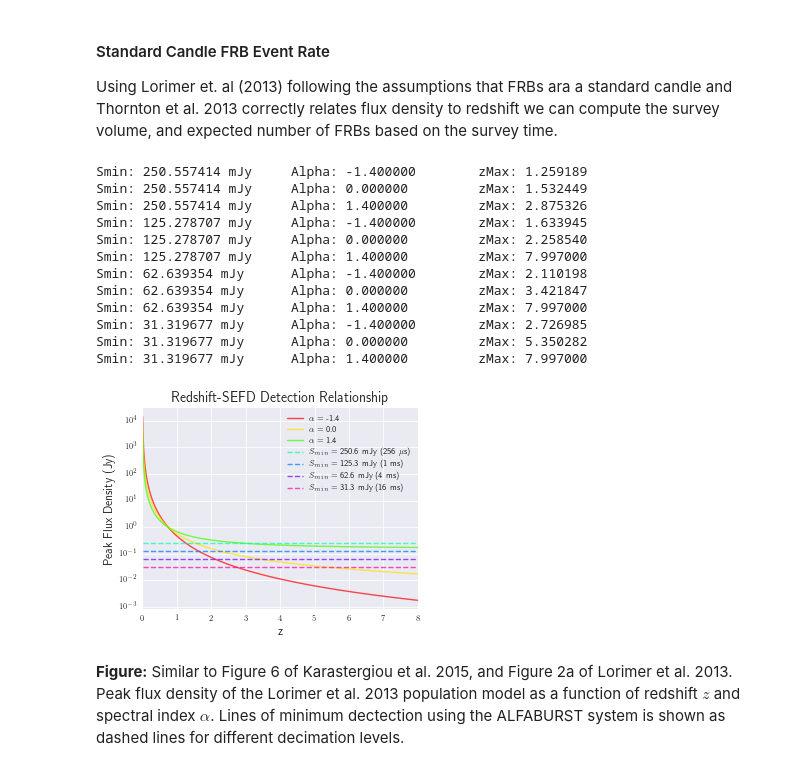
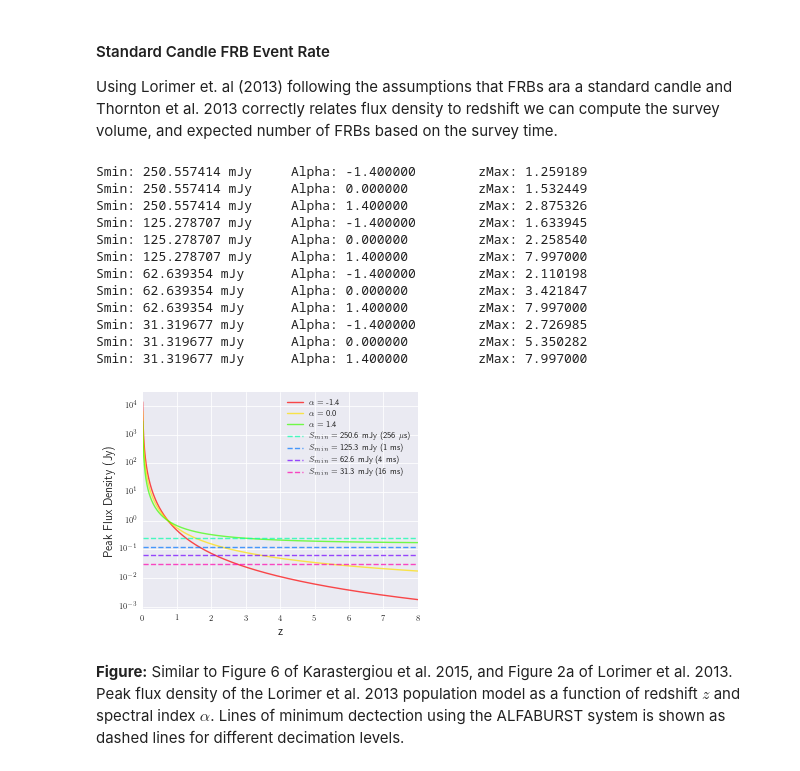
Before and after one commit to griffinfoster/alfaburst-initial-survey, a Jupyter notebook: notebooks/ALFABURST_Derived_FRB_Rates.ipynb, the cells around one changed output. Saved outputs shown, nothing was run; the diff lists cells and outputs as text; code cells hidden in the pictures.

```diff
--- a/notebooks/ALFABURST_Derived_FRB_Rates.ipynb
+++ b/notebooks/ALFABURST_Derived_FRB_Rates.ipynb
@@ -264,35 +264,35 @@ for smid, sMinVal in enumerate(sMin):
 
     plt.axhline(y=sMinVal, xmin=0.0, xmax=1.0, color=next(colors), linestyle="--", alpha=0.7, label=label)
                 #label='$S_{min}=$ %1.1f mJy (%.0f ms)'%(sMinVal*1000., pwVal/1000.))
     for aid, alpha in enumerate(alphas):
         idx = np.argmin(np.abs(sPeakArr[aid] - sMinVal)) # array index of nearest sMin/alpha flux density crossing
         #print alpha, sMinVal, idx, zArr[idx]
         idxArr[smid, aid] = idx
         # find maximum redshift to compute volume
         print 'Smin: %f mJy \t Alpha: %f \t zMax: %f'%(sMinVal*1000., alpha, zArr[idx])
 
 plt.legend()
 plt.xlim(zMin, zMax)
 plt.xlabel('z')
 plt.ylabel('Peak Flux Density (Jy)')
-plt.title('Redshift-SEFD Detection Relationship')
+#plt.title('Redshift-SEFD Detection Relationship')
 plt.tight_layout()
 
 plt.savefig('../figures/fwhm_sefd_z_relation.pdf')
 # %% [output]
 Smin: 250.557414 mJy     Alpha: -1.400000        zMax: 1.259189
 Smin: 250.557414 mJy     Alpha: 0.000000         zMax: 1.532449
 Smin: 250.557414 mJy     Alpha: 1.400000         zMax: 2.875326
 Smin: 125.278707 mJy     Alpha: -1.400000        zMax: 1.633945
 Smin: 125.278707 mJy     Alpha: 0.000000         zMax: 2.258540
 Smin: 125.278707 mJy     Alpha: 1.400000         zMax: 7.997000
 Smin: 62.639354 mJy      Alpha: -1.400000        zMax: 2.110198
 Smin: 62.639354 mJy      Alpha: 0.000000         zMax: 3.421847
 Smin: 62.639354 mJy      Alpha: 1.400000         zMax: 7.997000
 Smin: 31.319677 mJy      Alpha: -1.400000        zMax: 2.726985
 Smin: 31.319677 mJy      Alpha: 0.000000         zMax: 5.350282
 Smin: 31.319677 mJy      Alpha: 1.400000         zMax: 7.997000
-[figure, old version]
+[figure, new version]
 # %% [markdown]
 **Figure:** Similar to Figure 6 of Karastergiou et al. 2015, and Figure 2a of Lorimer et al. 2013. Peak flux density of the Lorimer et al. 2013 population model as a function of redshift $z$ and spectral index $\alpha$. Lines of minimum dectection using the ALFABURST system is shown as dashed lines for different decimation levels.
 # %% [markdown]
```
Also changed, not shown: parts of 3 cells of this notebook, 9 other files.
